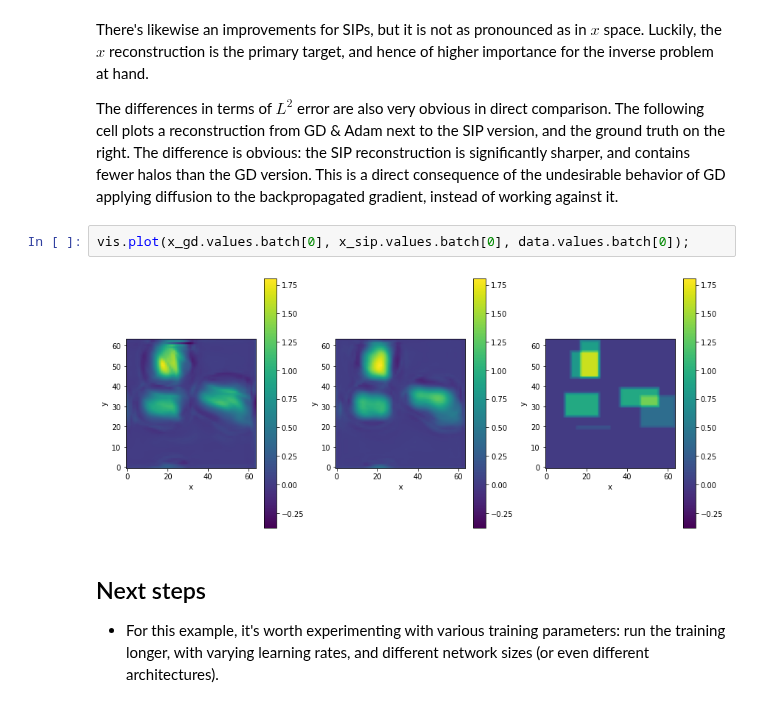
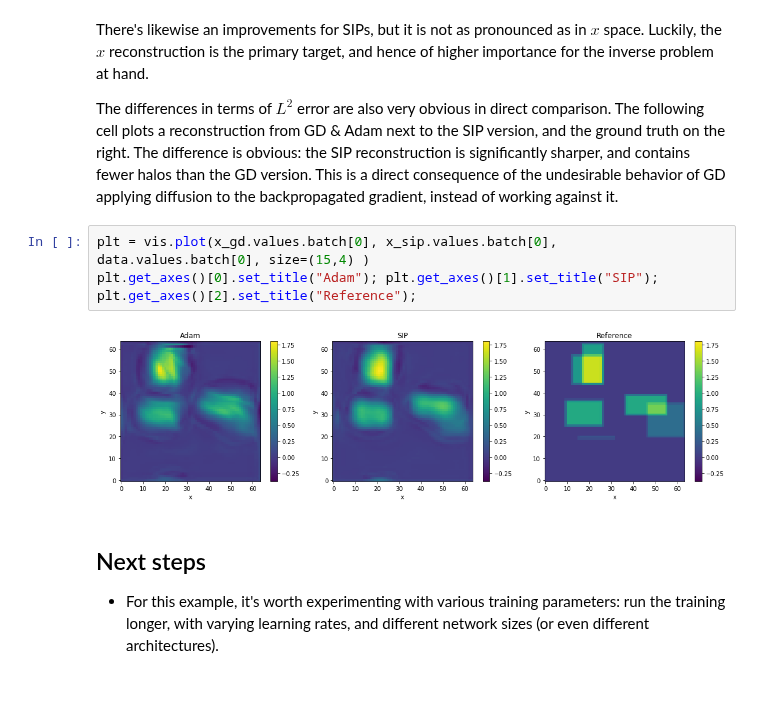
Before and after one commit to tum-pbs/pbdl-book, a Jupyter notebook: physgrad-code.ipynb, the cells around one changed output. Cells and saved outputs as stored; diff of their text form.

```diff
--- a/physgrad-code.ipynb
+++ b/physgrad-code.ipynb
@@ -242,9 +244,10 @@ There's likewise an improvements for SIPs, but it is not as pronounced as in $x$
 
 The differences in terms of $L^2$ error are also very obvious in direct comparison. The following cell plots a reconstruction from GD & Adam next to the SIP version, and the ground truth on the right. The difference is obvious: the SIP reconstruction is significantly sharper, and contains fewer halos than the GD version. This is a direct consequence of the undesirable behavior of GD applying diffusion to the backpropagated gradient, instead of working against it.
 # %%
-vis.plot(x_gd.values.batch[0], x_sip.values.batch[0], data.values.batch[0]);
+plt = vis.plot(x_gd.values.batch[0], x_sip.values.batch[0], data.values.batch[0], size=(15,4) )
+plt.get_axes()[0].set_title("Adam"); plt.get_axes()[1].set_title("SIP"); plt.get_axes()[2].set_title("Reference");
 # %% [output]
-[figure, old version]
+[figure, new version]
 # %% [markdown]
 ## Next steps
 
```
Also changed, not shown: parts of 1 cell of this notebook, 1 other file.
